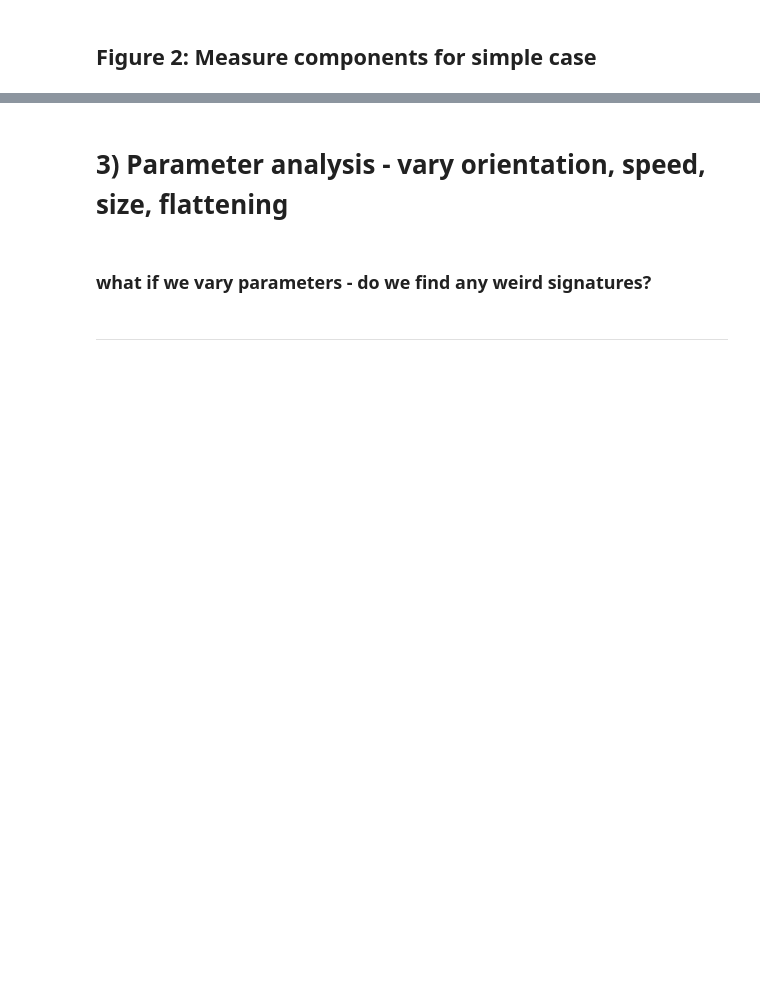
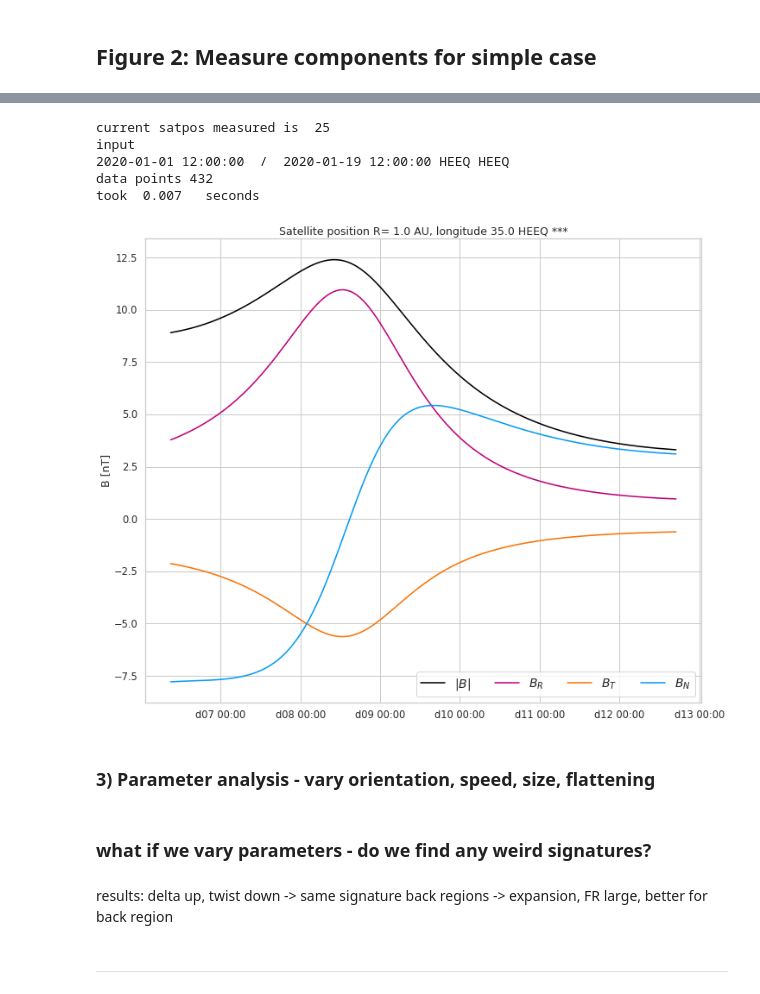
Before and after one commit to cmoestl/cme_signatures, a Jupyter notebook: cme_sig.ipynb, the cells around one changed output, grey strips where cells are left out. Saved outputs shown, nothing was run; the diff lists cells and outputs as text; code cells hidden in the pictures; blank space fills up the shorter version.

```diff
--- a/cme_sig.ipynb
+++ b/cme_sig.ipynb
@@ -517,7 +529,85 @@ plt.savefig('plots/fig2_measure_1.png', dpi=300)
+# %%
+
+t_launch = datetime.datetime(2020, 1, 1, 0)
+
+iparams_arr = np.array([[
+    0,      # time offset
+    0,    # l_1 (logitude) HEEQ
+    0,    # l_2 (latitude)
+    0,      # o (inclination, orientation)
+    0.5,   # d_1au (frontal width at 1AU)
+    5,   # delta (cross-section aspect ratio)
+    5,      # r_0 (initialization distance in solar radii)
+    500,    # v_0 (initial velocty in)
+    -1.0,      # tau (magnetic field twist)
+    1.0,      # b_s (magnetic field scaling parameter)
+    15,     # b_1au (magnetic field strength at 1au)
+    1.5,    # Gamma (solar wind drag coefficient)
+    400,    # v_sw (solar wind speed)
+    0       # sigma (measurement noise)
+]], dtype=np.float32)
+
+model_obj = py3dcore.models.ThinTorusGH3DCOREModel(t_launch, runs=1, use_gpu=False)
+model_obj.update_iparams(iparams_arr, seed=42)
+
+
+
+
+############################### measure magnetic field
+print()
+start=time.time()
+
+#18 is middle
+satposindex=25
+print('current satpos measured is ', satposindex)
+
+#t0, btot0, bxyz0, os = measure(model_obj, satpos[6], tm1 - datetime.timedelta(days=3), tm1  + datetime.timedelta(days=20))
+t1, btot1, bxyz1, os1 = measure(model_obj, satpos[satposindex], tm1 - datetime.timedelta(days=3), tm1  + datetime.timedelta(days=15))
+#t2, btot2, bxyz2, os = measure(model_obj, satpos[30], tm1 - datetime.timedelta(days=3), tm1  + datetime.timedelta(days=20))
+print('took ', np.round(time.time()-start,3), '  seconds')
+print()
+#print(t1)
+#print(os1)
+
+
+################################################
+sns.set_context('talk')
+sns.set_style('whitegrid')
+
+fig = plt.figure(figsize=(15, 12),dpi=50)
+
+ax1 = fig.add_subplot(111)
+ax1.set_title('Satellite position R= 1.0 AU, longitude '+str(satpos.lon[satposindex])+' HEEQ ***')
+
+ax1.plot(t1, btot1, color=cbt, label="$|B|$")
+ax1.plot(t1, bxyz1[:, 0], color=cbx, label="$B_R$")
+ax1.plot(t1, bxyz1[:, 1], color=cby, label="$B_T$")
+ax1.plot(t1, bxyz1[:, 2], color=cbz, label="$B_N$")
+
+ax1.legend(loc="lower right", fontsize=20,ncol=4)
+ax1.xaxis.set_major_formatter(matplotlib.dates.DateFormatter('d%d %H:00'))
+ax1.set_ylabel('B [nT]')
+#plt.ylim(-1300,1300)
+#plt.xlim(datetime.datetime(2022,6,1,23,0),datetime.datetime(2022,6,2,4,0))
+
+plt.tight_layout()
+
+#plt.savefig('plots/fig2_measure_1.pdf', dpi=300)
+#plt.savefig('plots/fig2_measure_1.png', dpi=300)
+# %% [output]
+current satpos measured is  25
+input
+2020-01-01 12:00:00  /  2020-01-19 12:00:00 HEEQ HEEQ
+data points 432
+took  0.007   seconds
+[figure, added]
 # %% [markdown]
-# **3) Parameter analysis** - vary orientation, speed, size, flattening
+### **3) Parameter analysis** - vary orientation, speed, size, flattening
 # %% [markdown]
 ### what if we vary parameters - do we find any weird signatures?
+# %% [markdown]
+results: delta up, twist down -> same signature
+back regions -> expansion, FR large, better for back region
 # %%
 def plot_reconstruction(ax, obj, qs, **kwargs):
 
```
Also changed, not shown: parts of 7 cells of this notebook, 5 other files.
